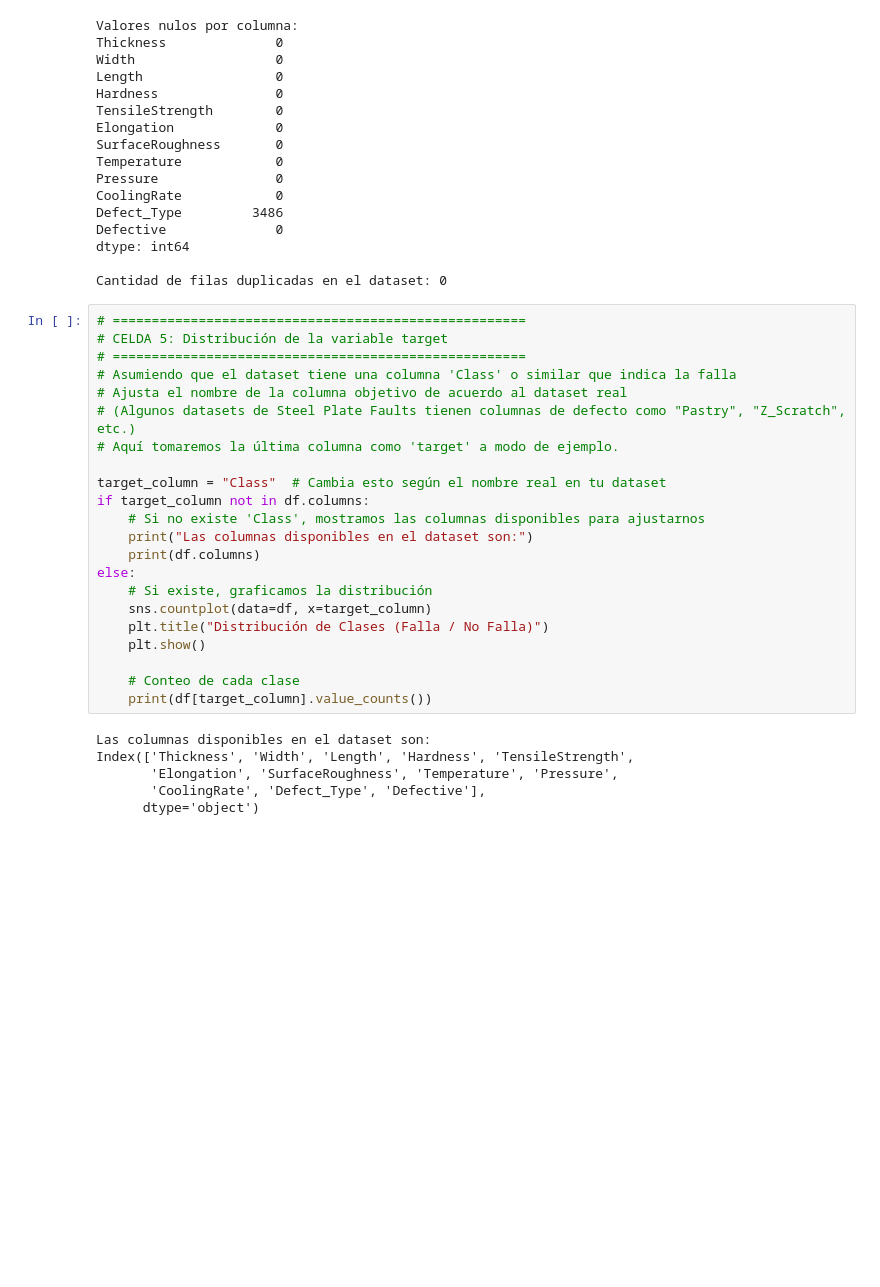
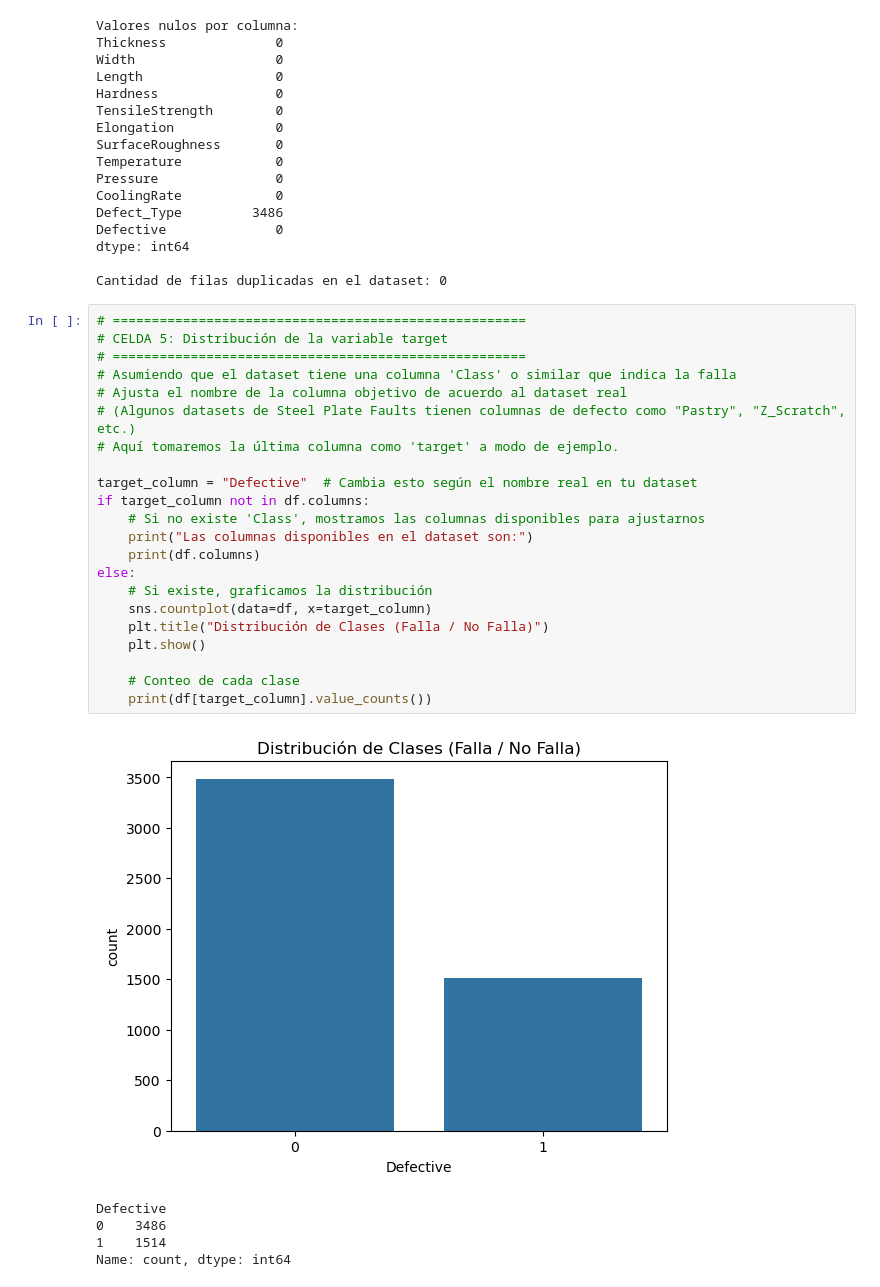
Before and after one commit to GzoC/SteelPlatesFaultsClassification, a Jupyter notebook: notebooks/01_classification_steel_plates_faults.ipynb, the cells around one changed output. Cells and saved outputs as stored; diff of their text form; blank space fills up the shorter version.

```diff
--- a/notebooks/01_classification_steel_plates_faults.ipynb
+++ b/notebooks/01_classification_steel_plates_faults.ipynb
@@ -109,28 +109,28 @@ Cantidad de filas duplicadas en el dataset: 0
 # %%
 # =====================================================
 # CELDA 5: Distribución de la variable target
 # =====================================================
 # Asumiendo que el dataset tiene una columna 'Class' o similar que indica la falla
 # Ajusta el nombre de la columna objetivo de acuerdo al dataset real
 # (Algunos datasets de Steel Plate Faults tienen columnas de defecto como "Pastry", "Z_Scratch", etc.)
 # Aquí tomaremos la última columna como 'target' a modo de ejemplo.
 
-target_column = "Class"  # Cambia esto según el nombre real en tu dataset
+target_column = "Defective"  # Cambia esto según el nombre real en tu dataset
 if target_column not in df.columns:
     # Si no existe 'Class', mostramos las columnas disponibles para ajustarnos
     print("Las columnas disponibles en el dataset son:")
     print(df.columns)
 else:
     # Si existe, graficamos la distribución
     sns.countplot(data=df, x=target_column)
     plt.title("Distribución de Clases (Falla / No Falla)")
     plt.show()
 
     # Conteo de cada clase
     print(df[target_column].value_counts())
 # %% [output]
+[figure, added]
-Las columnas disponibles en el dataset son:
-Index(['Thickness', 'Width', 'Length', 'Hardness', 'TensileStrength',
-       'Elongation', 'SurfaceRoughness', 'Temperature', 'Pressure',
-       'CoolingRate', 'Defect_Type', 'Defective'],
-      dtype='object')
+Defective
+0    3486
+1    1514
+Name: count, dtype: int64
```
Also changed, not shown: parts of 1 cell of this notebook.
